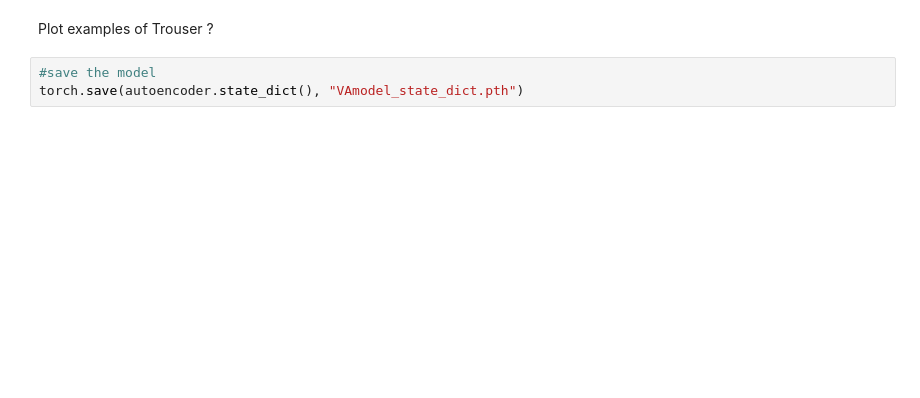
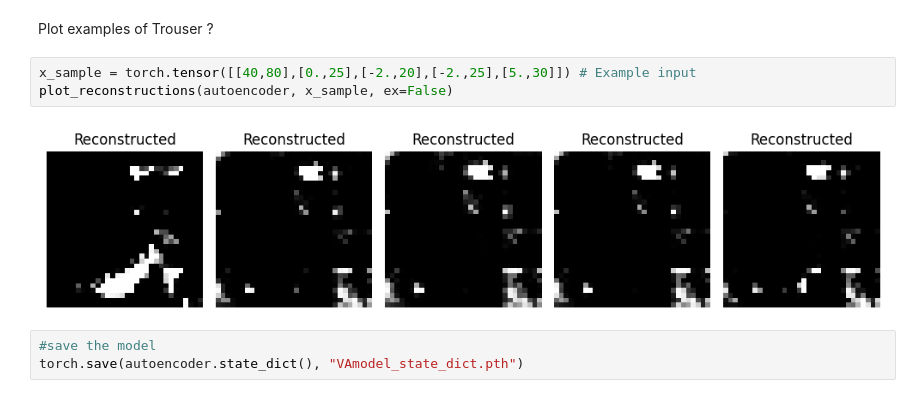
Before and after one commit to Maxime1295/Gen_IA_TP_1, a Jupyter notebook: TP1_1.ipynb, the cells around one changed output. Drawn from its saved outputs; the diff is of its cells as text; blank space fills up the shorter version.

```diff
--- a/TP1_1.ipynb
+++ b/TP1_1.ipynb
@@ -462,5 +473,10 @@ plot_reconstructions(autoencoder, x_sample, ex=False)
 # %% [markdown]
 Plot examples of Trouser ?
+# %%
+x_sample = torch.tensor([[40,80],[0.,25],[-2.,20],[-2.,25],[5.,30]]) # Example input
+plot_reconstructions(autoencoder, x_sample, ex=False)
+# %% [output]
+[figure, added]
 # %%
 #save the model
 torch.save(autoencoder.state_dict(), "VAmodel_state_dict.pth")
```
Also changed, not shown: parts of 6 cells of this notebook, 2 other files.
